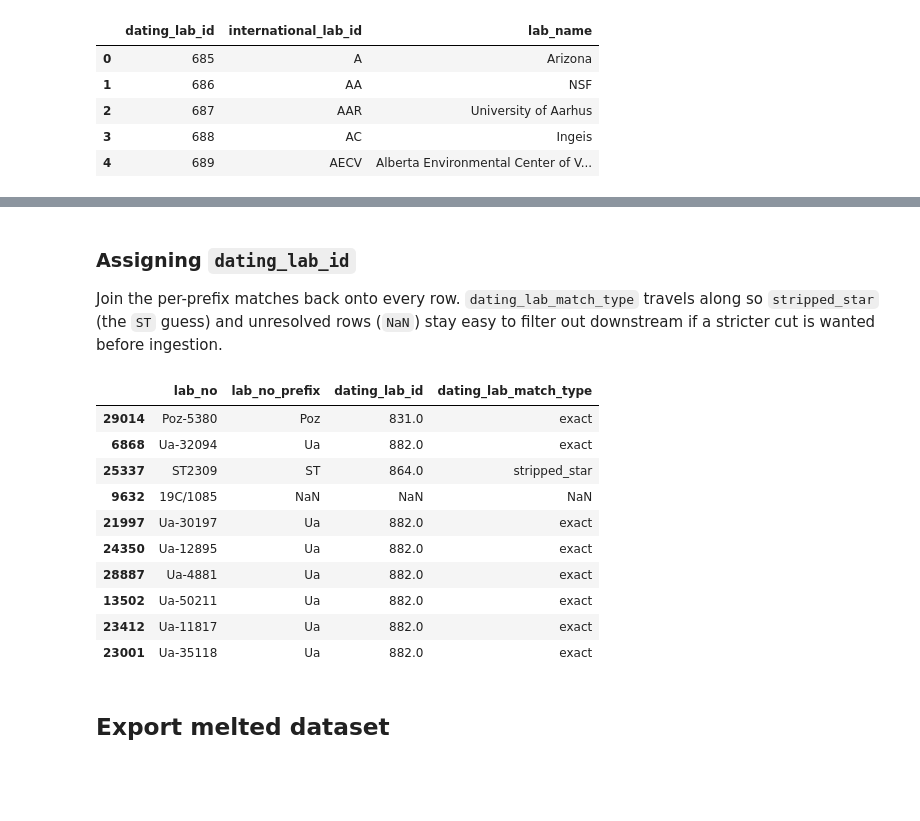
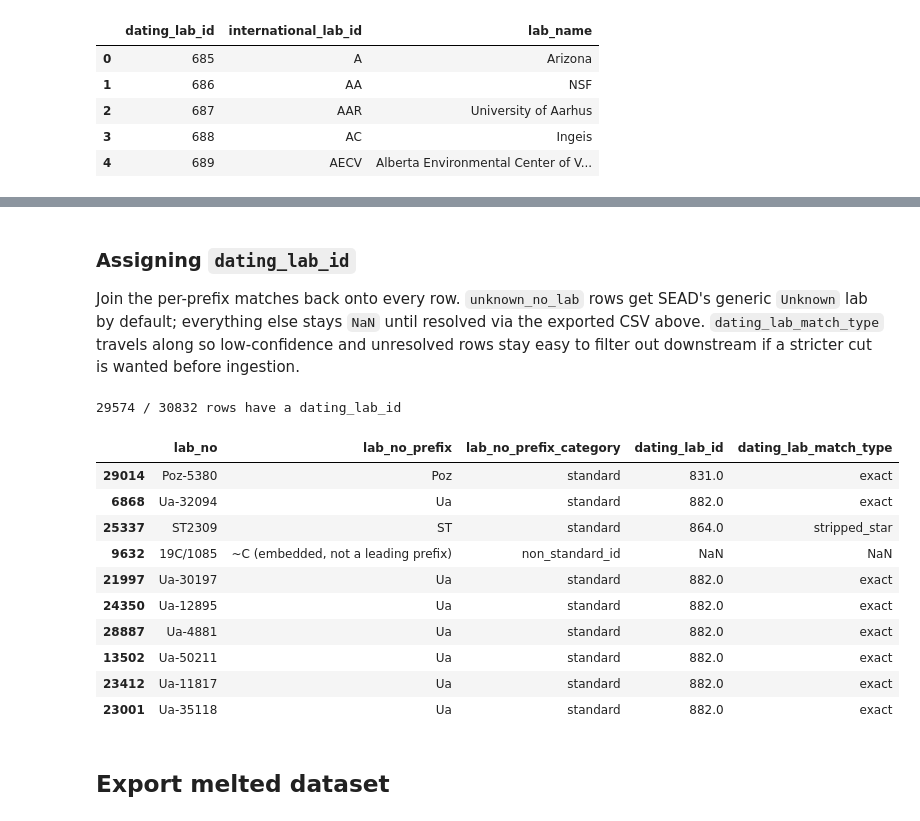
Before and after one commit to Br1CM/sead_strucke_data_cleaning, a Jupyter notebook: notebooks/explore.ipynb, the cells around one changed output, grey strips where cells are left out. Saved outputs shown, nothing was run; the diff lists cells and outputs as text; code cells hidden in the pictures; blank space fills up the shorter version.

```diff
--- a/notebooks/explore.ipynb
+++ b/notebooks/explore.ipynb
@@ -798,7 +806,9 @@ exact = dict(zip(dating_labs["international_lab_id"], dating_labs["dating_lab_id
 by_lower = {code.lower(): (code, lab_id) for code, lab_id in exact.items()}
 by_lower_stripped = {code.rstrip("*").lower(): (code, lab_id) for code, lab_id in exact.items()}
 
-def match_lab(prefix):
+def match_lab(prefix, category):
+    if category != "standard":
+        return pd.Series([None, None, None])
     if prefix in exact:
         return pd.Series([exact[prefix], prefix, "exact"])
     hit = by_lower.get(prefix.lower())
@@ -809,13 +819,17 @@ def match_lab(prefix):
         return pd.Series([hit[1], hit[0], "stripped_star"])
     return pd.Series([None, None, None])
 
-prefix_matches = df["lab_no_prefix"].value_counts(dropna=False).rename("n_rows").reset_index()
-prefix_matches.columns = ["lab_no_prefix", "n_rows"]
-
-resolved = prefix_matches[prefix_matches["lab_no_prefix"].notna()].copy()
-resolved[["dating_lab_id", "matched_international_lab_id", "match_type"]] = (
-    resolved["lab_no_prefix"].apply(match_lab)
+prefix_matches = (
+    df.groupby(["lab_no_prefix", "lab_no_prefix_category"])
+    .agg(n_rows=("lab_no", "size"),
+         example_lab_no=("lab_no", lambda s: "; ".join(sorted(s.astype(str).unique())[:3])))
+    .reset_index()
 )
-prefix_matches = prefix_matches.merge(resolved, how="left")
-prefix_matches.sort_values("n_rows", ascending=False)
+prefix_matches[["dating_lab_id", "matched_international_lab_id", "match_type"]] = prefix_matches.apply(
+    lambda r: match_lab(r["lab_no_prefix"], r["lab_no_prefix_category"]), axis=1,
+)
+lab_name_by_id = dict(zip(dating_labs["dating_lab_id"], dating_labs["lab_name"]))
+prefix_matches["matched_lab_name"] = prefix_matches["dating_lab_id"].map(lab_name_by_id)
+prefix_matches = prefix_matches.sort_values("n_rows", ascending=False).reset_index(drop=True)
+prefix_matches
 # %% [output]
@@ -889,29 +988,35 @@ prefixes with a real-looking lab code but no match in tbl_dating_labs (candidate
 # %% [markdown]
 ### Assigning `dating_lab_id`
 
-Join the per-prefix matches back onto every row. `dating_lab_match_type` travels along so
-`stripped_star` (the `ST` guess) and unresolved rows (`NaN`) stay easy to filter out downstream
-if a stricter cut is wanted before ingestion.
+Join the per-prefix matches back onto every row. `unknown_no_lab` rows get SEAD's generic
+`Unknown` lab by default; everything else stays `NaN` until resolved via the exported CSV
+above. `dating_lab_match_type` travels along so low-confidence and unresolved rows stay easy
+to filter out downstream if a stricter cut is wanted before ingestion.
 # %%
 df = df.merge(
-    prefix_matches[["lab_no_prefix", "dating_lab_id", "match_type"]].rename(
+    prefix_matches[["lab_no_prefix", "lab_no_prefix_category", "dating_lab_id", "match_type"]].rename(
         columns={"match_type": "dating_lab_match_type"}
     ),
-    on="lab_no_prefix", how="left",
+    on=["lab_no_prefix", "lab_no_prefix_category"], how="left",
 )
-df[["lab_no", "lab_no_prefix", "dating_lab_id", "dating_lab_match_type"]].sample(10, random_state=1)
+df.loc[df["lab_no_prefix_category"] == "unknown_no_lab", ["dating_lab_id", "dating_lab_match_type"]] = [
+    unknown_lab_id, "unknown_placeholder",
+]
+print(f'{df["dating_lab_id"].notna().sum()} / {len(df)} rows have a dating_lab_id')
+df[["lab_no", "lab_no_prefix", "lab_no_prefix_category", "dating_lab_id", "dating_lab_match_type"]].sample(10, random_state=1)
 # %% [output]
+29574 / 30832 rows have a dating_lab_id
-|  | lab_no | lab_no_prefix | dating_lab_id | dating_lab_match_type |
-| 29014 | Poz-5380 | Poz | 831.0 | exact |
-| 6868 | Ua-32094 | Ua | 882.0 | exact |
-| 25337 | ST2309 | ST | 864.0 | stripped_star |
-| 9632 | 19C/1085 | NaN | NaN | NaN |
-| 21997 | Ua-30197 | Ua | 882.0 | exact |
-| 24350 | Ua-12895 | Ua | 882.0 | exact |
-| 28887 | Ua-4881 | Ua | 882.0 | exact |
-| 13502 | Ua-50211 | Ua | 882.0 | exact |
-| 23412 | Ua-11817 | Ua | 882.0 | exact |
-| 23001 | Ua-35118 | Ua | 882.0 | exact |
+|  | lab_no | lab_no_prefix | lab_no_prefix_category | dating_lab_id | dating_lab_match_type |
+| 29014 | Poz-5380 | Poz | standard | 831.0 | exact |
+| 6868 | Ua-32094 | Ua | standard | 882.0 | exact |
+| 25337 | ST2309 | ST | standard | 864.0 | stripped_star |
+| 9632 | 19C/1085 | ~C (embedded, not a leading prefix) | non_standard_id | NaN | NaN |
+| 21997 | Ua-30197 | Ua | standard | 882.0 | exact |
+| 24350 | Ua-12895 | Ua | standard | 882.0 | exact |
+| 28887 | Ua-4881 | Ua | standard | 882.0 | exact |
+| 13502 | Ua-50211 | Ua | standard | 882.0 | exact |
+| 23412 | Ua-11817 | Ua | standard | 882.0 | exact |
+| 23001 | Ua-35118 | Ua | standard | 882.0 | exact |
 # %% [markdown]
 ## Export melted dataset
 # %%
```
Also changed, not shown: parts of 9 cells of this notebook, 3 other files.
